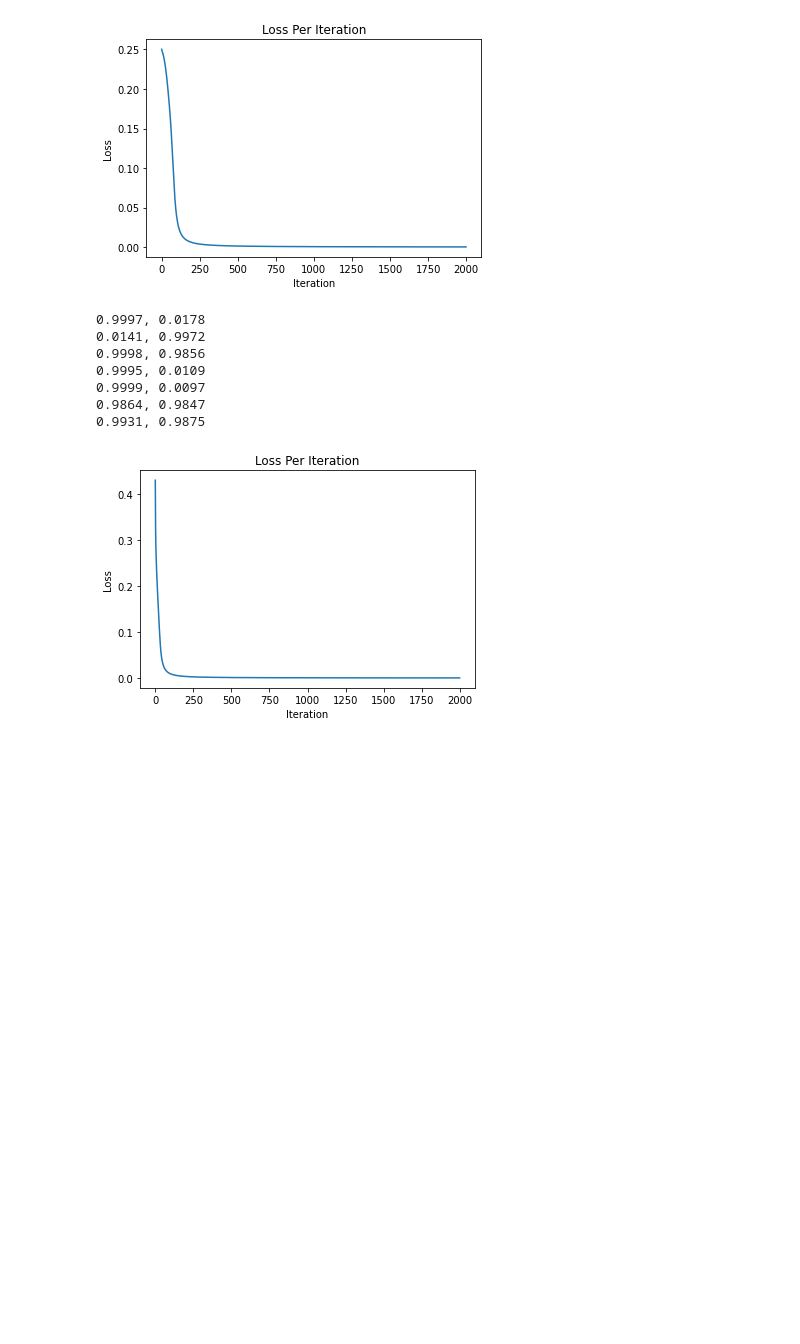
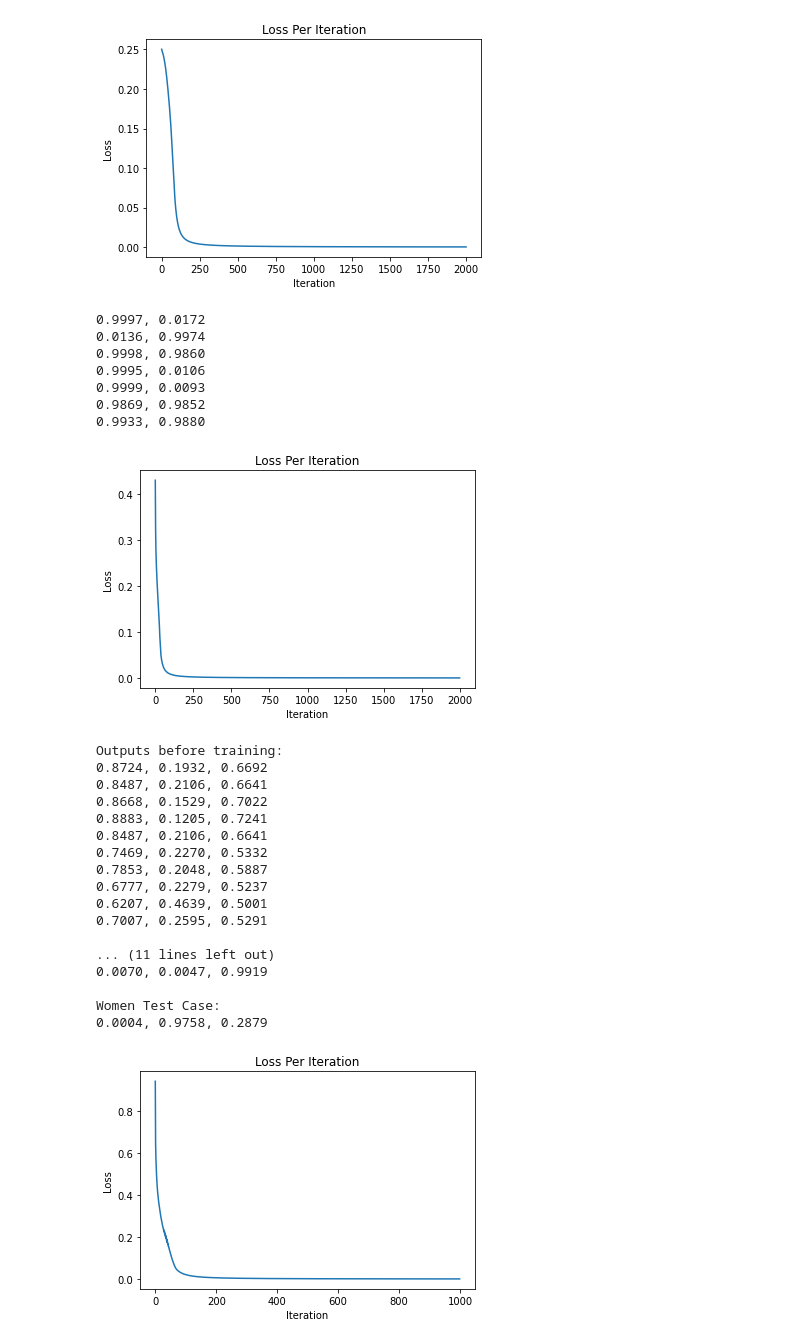
Before and after one commit to MK-CIAN/A.I.-MLP-ASSIGNMENT, a Jupyter notebook: XOR_MLP v1.ipynb, the cells around one changed output. Drawn from its saved outputs; the diff is of its cells as text; code cells hidden in the pictures; blank space fills up the shorter version.

Commit message:
Transport Question Complete w/Saving to CSV

```diff
--- a/XOR_MLP v1.ipynb
+++ b/XOR_MLP v1.ipynb
@@ -391,16 +391,79 @@ xs = prob2_mlp.train_inputs.T
 #print(prob2_mlp.feedforward(xs))
 
 epochs = 2000
-learning_rate = 15.0
+learning_rate = 16.0
 
 c = prob2_mlp.train(epochs, learning_rate)
 print(prob2_mlp.feedforward(xs))
 # %% [output]
-0.9997, 0.0178
-0.0141, 0.9972
-0.9998, 0.9856
-0.9995, 0.0109
-0.9999, 0.0097
-0.9864, 0.9847
-0.9931, 0.9875
+0.9997, 0.0172
+0.0136, 0.9974
+0.9998, 0.9860
+0.9995, 0.0106
+0.9999, 0.0093
+0.9869, 0.9852
+0.9933, 0.9880
 [figure]
+# %%
+#Problem 3 Transport Choice
+#Training Input data to see what mode of transport a user must use:
+#Gender
+# 0 - Male, 1 - Female
+#Car Ownership
+# 0, 1 or 2 Car Ownership is a quantitative integer
+#Travel Costs
+# 0 - Cheap, 1 - Standard, 2 - Expensive
+#Income
+# 0 - Low, 1 - Medium, 2 - High
+
+#Possible Outputs
+# Bus [1, 0, 0], Train [0, 1, 0], Car [0, 0, 1]
+
+prob3_mlp = MLP(4,6,3)
+
+prob3_mlp.train_inputs = np.array([[0, 0, 0, 0], [0, 1, 0, 1], [1, 1, 0 ,1], [1, 0, 0, 0], [0, 1, 0, 1], [0, 0, 1 ,1], [1, 1, 1, 1], [1, 1, 2, 2], [0, 2, 2, 1], [1, 2, 2 ,2]])
+prob3_mlp.train_outputs = np.array([[1, 0, 0], [1, 0, 0], [0, 1, 0], [1, 0, 0], [1, 0, 0], [0, 1, 0], [0, 1, 0], [0, 0, 1], [0, 0, 1], [0, 0, 1]])
+
+#Outputs before training
+print("Outputs before training:")
+xs = prob3_mlp.train_inputs.T
+print(prob3_mlp.feedforward(xs))
+
+epochs = 1000
+learning_rate = 10.0
+
+print("\nOutputs after training:")
+c = prob3_mlp.train(epochs, learning_rate)
+print("cost = ", str(c[-1]))
+print(prob3_mlp.feedforward(xs))
+
+x_axis = np.linspace(1, epochs, epochs, dtype=int)
+
+#Test case for a Women with no cars, expensive travel costs and medium income
+print("\nWomen Test Case:")
+test_case = np.array([1, 0, 2, 1]).reshape(4,1)
+print(prob3_mlp.predict(test_case))
+
+
+#Copying the data to a dataframe and saving it to a csv file seperated by commas
+prob3_mlp_df = pd.DataFrame(prob3_mlp.train_inputs)
+prob3_mlp_df.to_csv('transport.csv', sep=',', index=False, header=False)
+# %% [output]
+Outputs before training:
+0.8724, 0.1932, 0.6692
+0.8487, 0.2106, 0.6641
+0.8668, 0.1529, 0.7022
+0.8883, 0.1205, 0.7241
+0.8487, 0.2106, 0.6641
+0.7469, 0.2270, 0.5332
+0.7853, 0.2048, 0.5887
+0.6777, 0.2279, 0.5237
+0.6207, 0.4639, 0.5001
+0.7007, 0.2595, 0.5291
+
+... (11 lines left out)
+0.0070, 0.0047, 0.9919
+
+Women Test Case:
+0.0004, 0.9758, 0.2879
+[figure, added]
```
Also changed, not shown: 1 other file.
